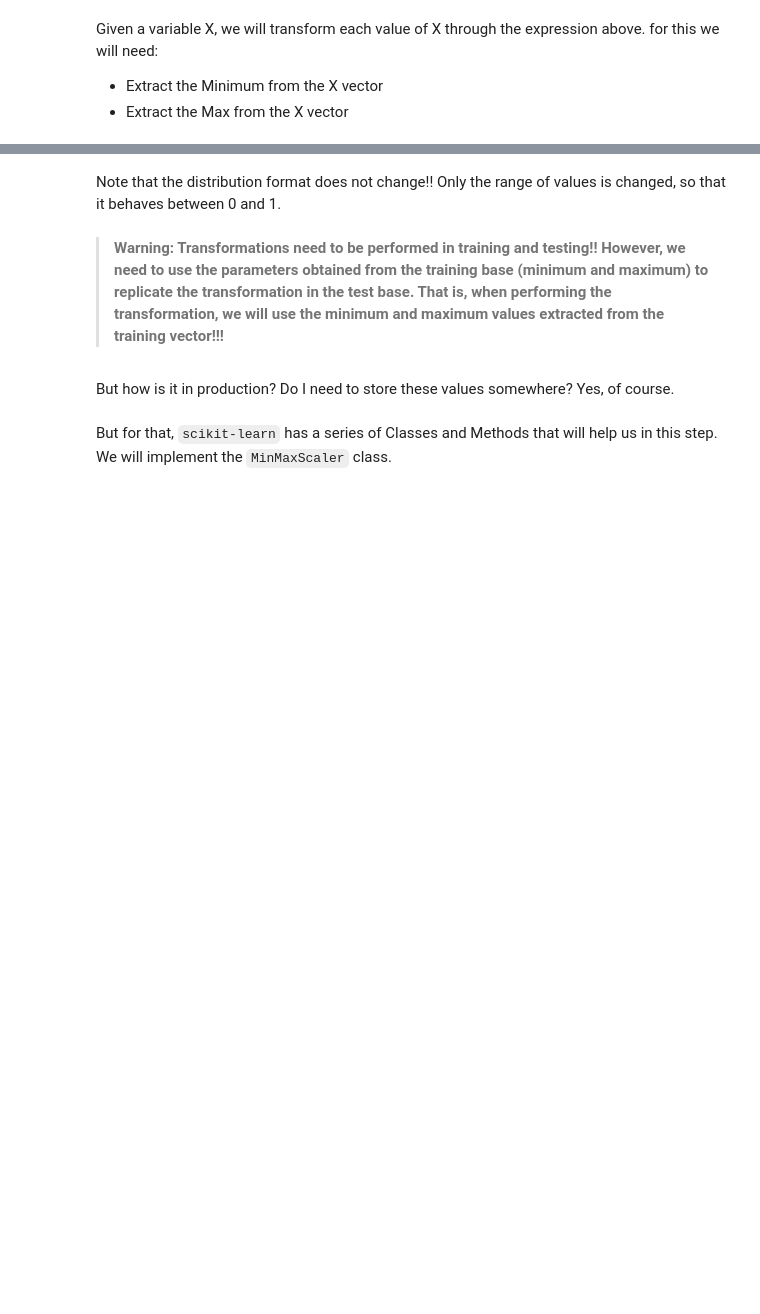
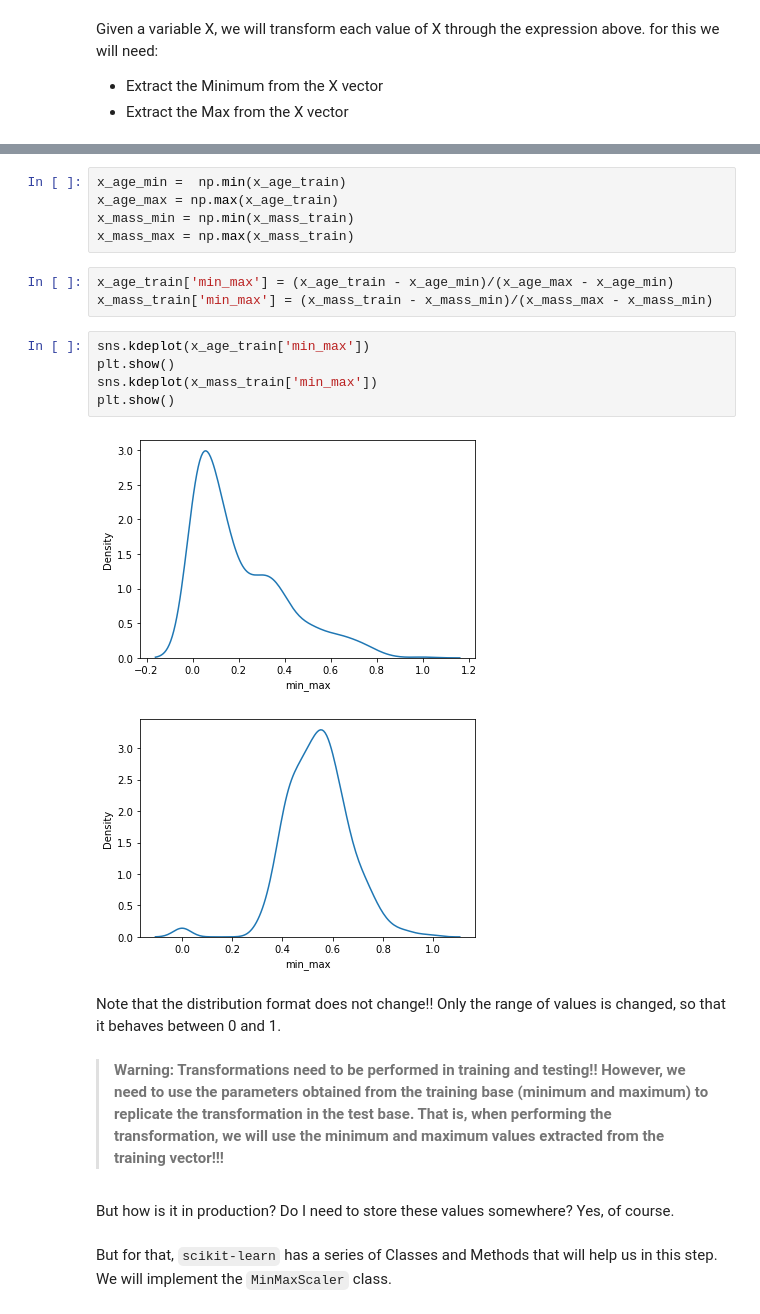
Before and after one commit to brondevitor/Python_Jorney, a Jupyter notebook: Data Preparation/Data preparation II.ipynb, the cells around one changed output, grey strips where cells are left out. Saved outputs shown, nothing was run; the diff lists cells and outputs as text; blank space fills up the shorter version.

```diff
--- a/Data Preparation/Data preparation II.ipynb
+++ b/Data Preparation/Data preparation II.ipynb
@@ -69 +104,17 @@ for this we will need:
+# %%
+x_age_min =  np.min(x_age_train)
+x_age_max = np.max(x_age_train)
+x_mass_min = np.min(x_mass_train)
+x_mass_max = np.max(x_mass_train)
+# %%
+x_age_train['min_max'] = (x_age_train - x_age_min)/(x_age_max - x_age_min)
+x_mass_train['min_max'] = (x_mass_train - x_mass_min)/(x_mass_max - x_mass_min)
+# %%
+sns.kdeplot(x_age_train['min_max'])
+plt.show()
+sns.kdeplot(x_mass_train['min_max'])
+plt.show()
+# %% [output]
+[figure, added]
+[figure, added]
 # %% [markdown]
```
Also changed, not shown: parts of 20 cells of this notebook.
